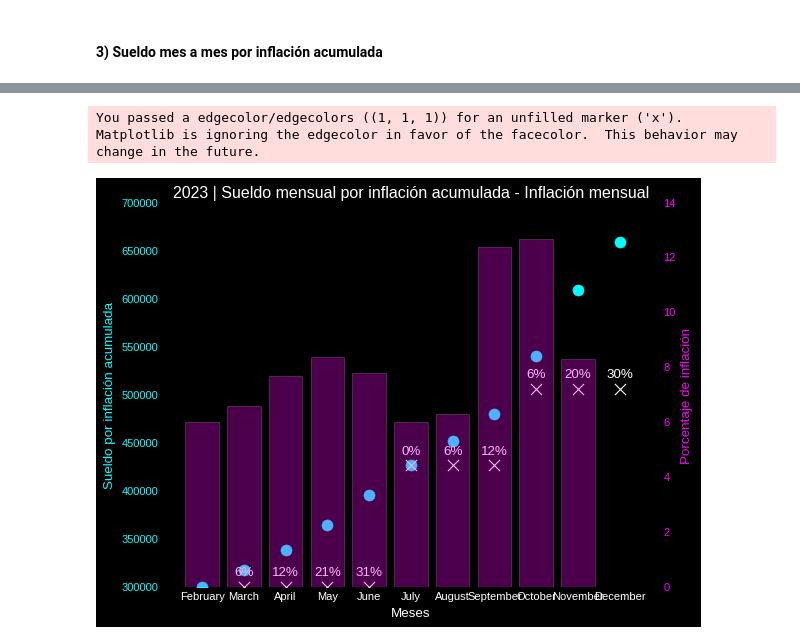
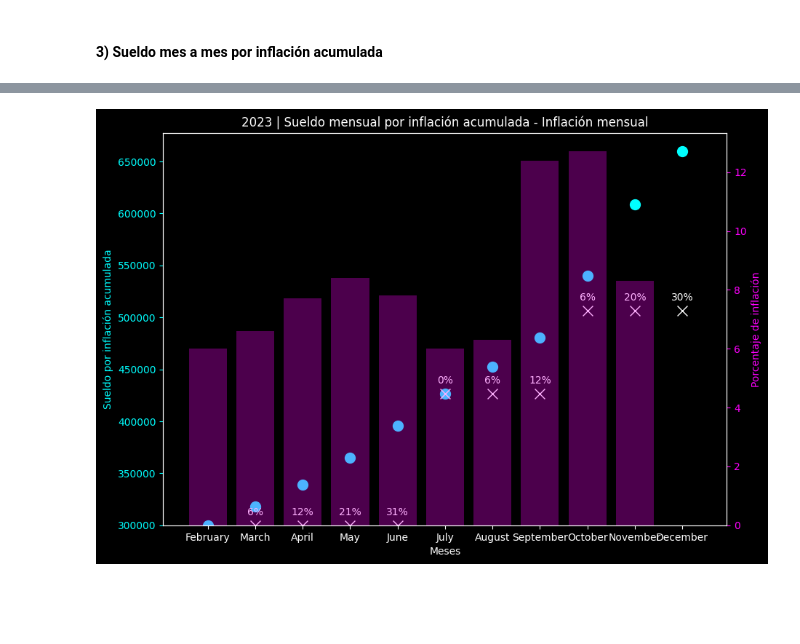
Before and after one commit to belenareal/testing_codes, a Jupyter notebook: sueldo_inflacion.ipynb, the cells around one changed output, grey strips where cells are left out. Cells and saved outputs as stored; diff of their text form; code cells hidden in the pictures; blank space fills up the shorter version.

```diff
--- a/sueldo_inflacion.ipynb
+++ b/sueldo_inflacion.ipynb
@@ -142,7 +143,11 @@ diferencia_porcentual = [(a - b) / b * 100 if b != 0 else 0 for a, b in zip(suel
 
 ##################################
 # Crear la figura y los ejes
-fig, ax1 = plt.subplots()
+
+plt.style.use('dark_background')
+plt.rcParams['lines.linewidth'] = 2
+
+fig, ax1 =  plt.subplots(figsize=(10, 7))
 tasas_inflacion.append(0.0)
 
 # Configurar el eje y para el scatter plot (sueldos_mes_a_mes)
@@ -162,33 +167,32 @@ scatter2 = ax1.scatter(meses, sueldos_reales, s=100, marker='x',
                        color='white', edgecolor=color_blanco,
                        linewidth=1, label='Sueldo Real')
 
 # Agregar diferencia porcentual como texto en el gráfico (sin decimales)
 for i, txt in enumerate(diferencia_porcentual):
     ax1.annotate(f'{int(txt)}%', (meses[i], sueldos_reales[i]),
                  textcoords="offset points", xytext=(0,10),
-                 ha='center', fontsize=12, color=color_blanco)
+                 ha='center', fontsize=10, color=color_blanco)
 
 # Desactivar la grilla para ax1
 ax1.grid(False)
 
 # Crear un segundo eje y para el gráfico de barras (tasas_inflacion)
 ax2 = ax1.twinx()
 color_ax2 = 'magenta'
 ax2.bar(meses, tasas_inflacion, alpha=0.3,
         color=color_ax2)
 ax2.set_ylabel('Porcentaje de inflación', color=color_ax2)
 ax2.tick_params('y', colors=color_ax2)
 
 # Desactivar la grilla para ax2
 ax2.grid(False)
 
 # # Mostrar la leyenda
 # fig.tight_layout()
 # fig.legend(handles=[scatter1, scatter2], loc='upper left')
 
 # Mostrar el gráfico
 plt.title('2023 | Sueldo mensual por inflación acumulada - Inflación mensual')
 plt.show()
 # %% [output]
-You passed a edgecolor/edgecolors ((1, 1, 1)) for an unfilled marker ('x').  Matplotlib is ignoring the edgecolor in favor of the facecolor.  This behavior may change in the future.
-[figure, old version]
+[figure, new version]
```
Also changed, not shown: parts of 2 cells of this notebook.
